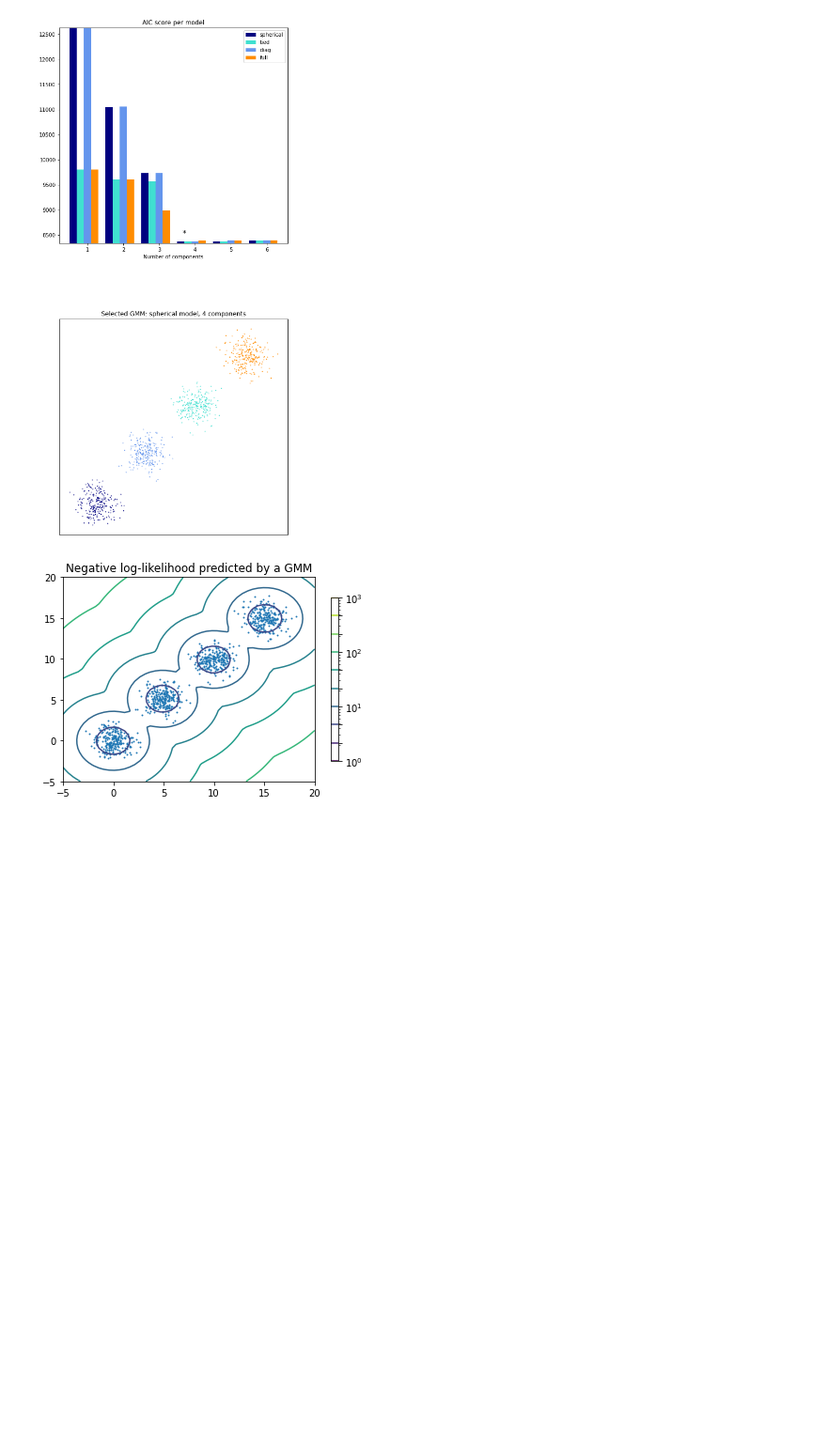
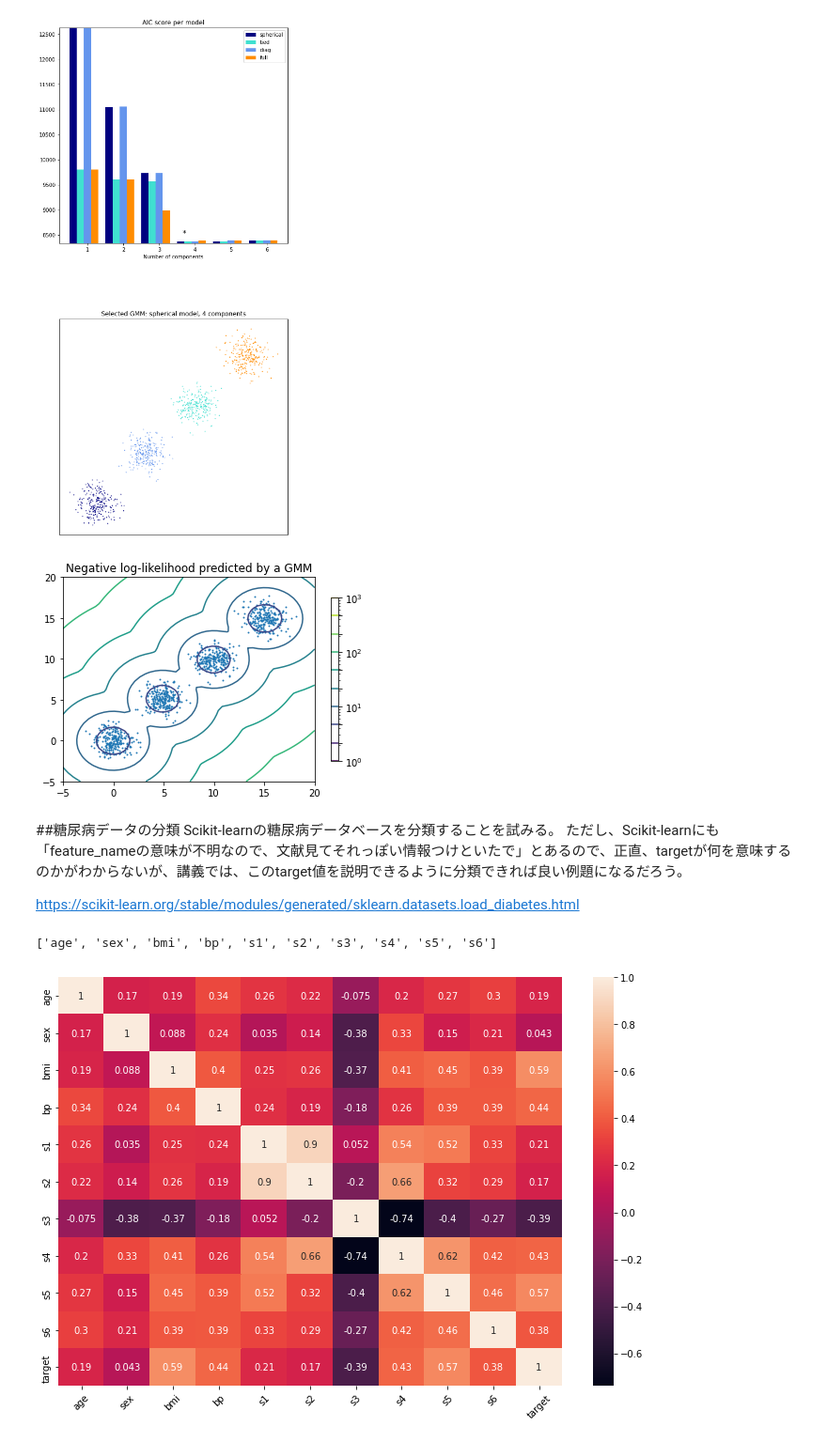
Before and after one commit to yasuhiroinoue/AppMathSci, a Jupyter notebook: 応用数理(2021_12_13).ipynb, the cells around one changed output. Shown at 94% size. Cells and saved outputs as stored; diff of their text form; code cells hidden in the pictures; blank space fills up the shorter version.

```diff
--- a/応用数理(2021_12_13).ipynb
+++ b/応用数理(2021_12_13).ipynb
@@ -506,3 +506,19 @@ plt.axis("tight")
 plt.show()
 # %% [output]
 [figure]
+# %% [markdown]
+##糖尿病データの分類
+Scikit-learnの糖尿病データベースを分類することを試みる。
+ただし、Scikit-learnにも「feature_nameの意味が不明なので、文献見てそれっぽい情報つけといたで」とあるので、正直、targetが何を意味するのかがわからないが、講義では、このtarget値を説明できるように分類できれば良い例題になるだろう。
+
+https://scikit-learn.org/stable/modules/generated/sklearn.datasets.load_diabetes.html
+# %%
+from sklearn import datasets, ensemble
+diabetes = datasets.load_diabetes()
+X, y = diabetes.data, diabetes.target
+# %%
+diabetes.feature_names
+#s1～s6が何を意味するかは不明
+#bpはblood pressureかな?
+# %% [output]
+['age', 'sex', 'bmi', 'bp', 's1', 's2', 's3', 's4', 's5', 's6']
@@ -508,0 +528,11 @@ plt.show()
+# %%
+df_X = pd.DataFrame(X,columns=diabetes.feature_names)
+df_T = pd.DataFrame(y,columns=['target'])
+df=pd.concat([df_X, df_T], axis=1)
+# %%
+##ひとまず、総当たりの相関を見てみよう
+plt.figure(figsize=(12, 8))
+sns.heatmap(df.corr(), annot=True)
+plt.xticks(rotation=45);
+# %% [output]
+[figure, added]
```
Also changed, not shown: parts of 7 cells of this notebook.
